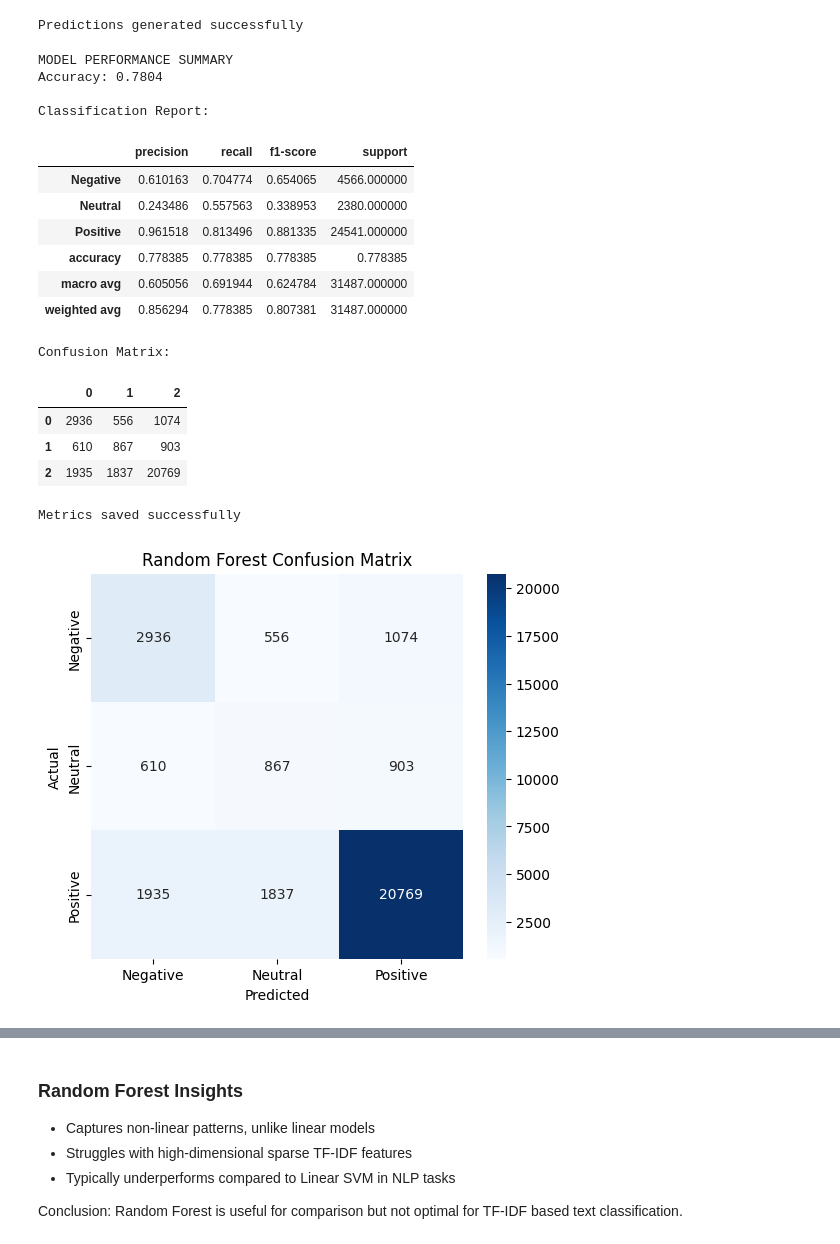
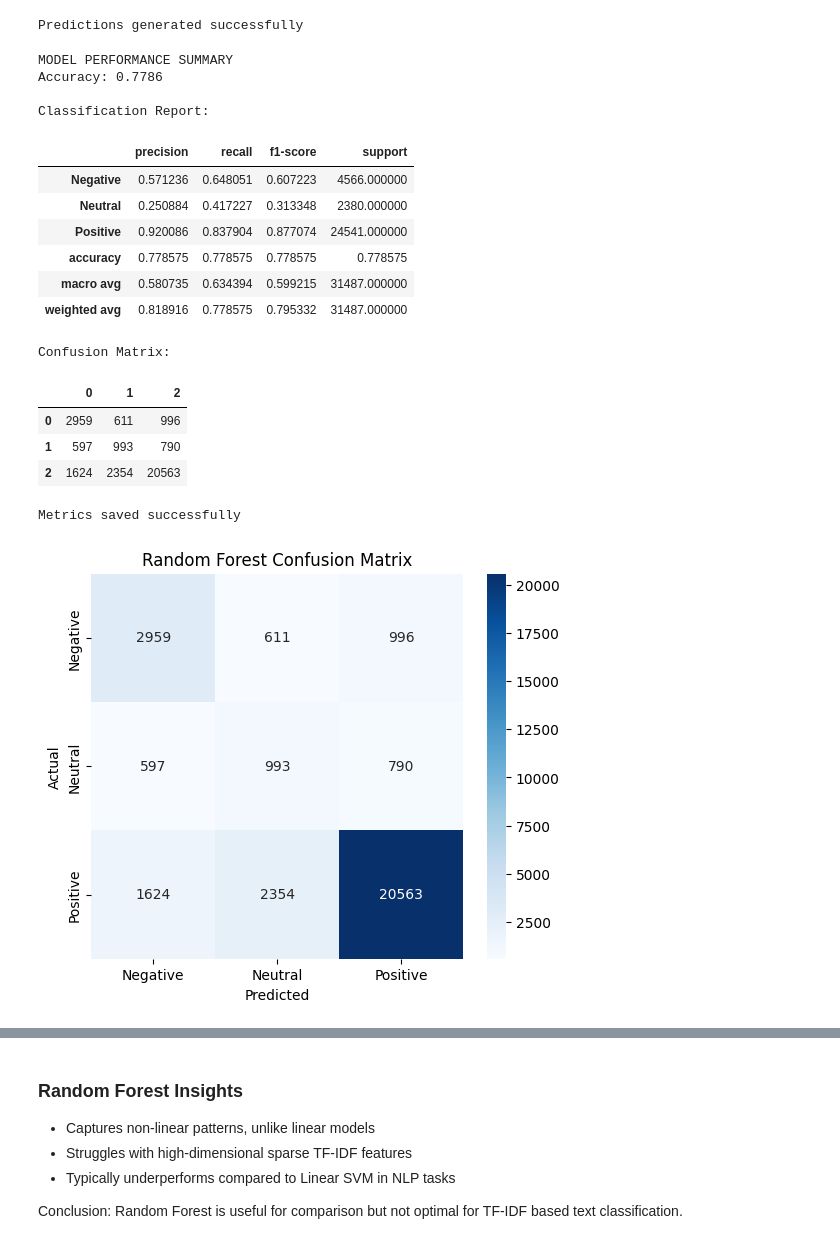
Before and after one commit to yashvardhanshah/AI-Customer-Review-Intelligence-System, a Jupyter notebook: notebooks/03_ml_models.ipynb, the cells around one changed output, grey strips where cells are left out. Saved outputs shown, nothing was run; the diff lists cells and outputs as text; code cells hidden in the pictures.

```diff
--- a/notebooks/03_ml_models.ipynb
+++ b/notebooks/03_ml_models.ipynb
@@ -1194,8 +1194,7 @@ Evaluate whether non-linear modeling adds value over linear baselines.
 # %%
 from src.train_ml import train_random_forest
 
-# Use subset internally for speed
-rf_model = train_random_forest(X_train_tfidf[:50000], y_train[:50000])
+rf_model = train_random_forest(X_train_tfidf, y_train)
 
 print("Model trained successfully")
 rf_model
@@ -1220,40 +1219,40 @@ Predictions generated successfully
 # %%
 from sklearn.metrics import accuracy_score, classification_report, confusion_matrix
 import pandas as pd
 
 accuracy_rf = accuracy_score(y_test, y_pred_rf)
 
 print("MODEL PERFORMANCE SUMMARY")
 print(f"Accuracy: {accuracy_rf:.4f}")
 
-report_rf = classification_report(y_test, y_pred, zero_division=0, output_dict=True)
+report_rf = classification_report(y_test, y_pred_rf, zero_division=0, output_dict=True)
 report_rf_df = pd.DataFrame(report_rf).transpose()
 
 print("\nClassification Report:")
 display(report_rf_df)
 
 cm_rf = confusion_matrix(y_test, y_pred_rf)
 cm_rf_df = pd.DataFrame(cm_rf)
 
 print("\nConfusion Matrix:")
 display(cm_rf_df)
 # %% [output]
 MODEL PERFORMANCE SUMMARY
-Accuracy: 0.7804
+Accuracy: 0.7786
 
 Classification Report:
 |  | precision | recall | f1-score | support |
-| Negative | 0.610163 | 0.704774 | 0.654065 | 4566.000000 |
-| Neutral | 0.243486 | 0.557563 | 0.338953 | 2380.000000 |
-| Positive | 0.961518 | 0.813496 | 0.881335 | 24541.000000 |
-| accuracy | 0.778385 | 0.778385 | 0.778385 | 0.778385 |
-| macro avg | 0.605056 | 0.691944 | 0.624784 | 31487.000000 |
-| weighted avg | 0.856294 | 0.778385 | 0.807381 | 31487.000000 |
+| Negative | 0.571236 | 0.648051 | 0.607223 | 4566.000000 |
+| Neutral | 0.250884 | 0.417227 | 0.313348 | 2380.000000 |
+| Positive | 0.920086 | 0.837904 | 0.877074 | 24541.000000 |
+| accuracy | 0.778575 | 0.778575 | 0.778575 | 0.778575 |
+| macro avg | 0.580735 | 0.634394 | 0.599215 | 31487.000000 |
+| weighted avg | 0.818916 | 0.778575 | 0.795332 | 31487.000000 |
 Confusion Matrix:
 |  | 0 | 1 | 2 |
-| 0 | 2936 | 556 | 1074 |
-| 1 | 610 | 867 | 903 |
-| 2 | 1935 | 1837 | 20769 |
+| 0 | 2959 | 611 | 996 |
+| 1 | 597 | 993 | 790 |
+| 2 | 1624 | 2354 | 20563 |
 # %%
 import json
 
@@ -1292,7 +1291,7 @@ plt.title("Random Forest Confusion Matrix")
 plt.savefig(f"{RESULTS_FIGURES_PATH}/random_forest_confusion_matrix.png")
 plt.show()
 # %% [output]
-[figure, old version]
+[figure, new version]
 # %%
 from sklearn.preprocessing import label_binarize
 from sklearn.metrics import roc_curve, auc
```
Also changed, not shown: parts of 37 cells of this notebook, 49 other files.
